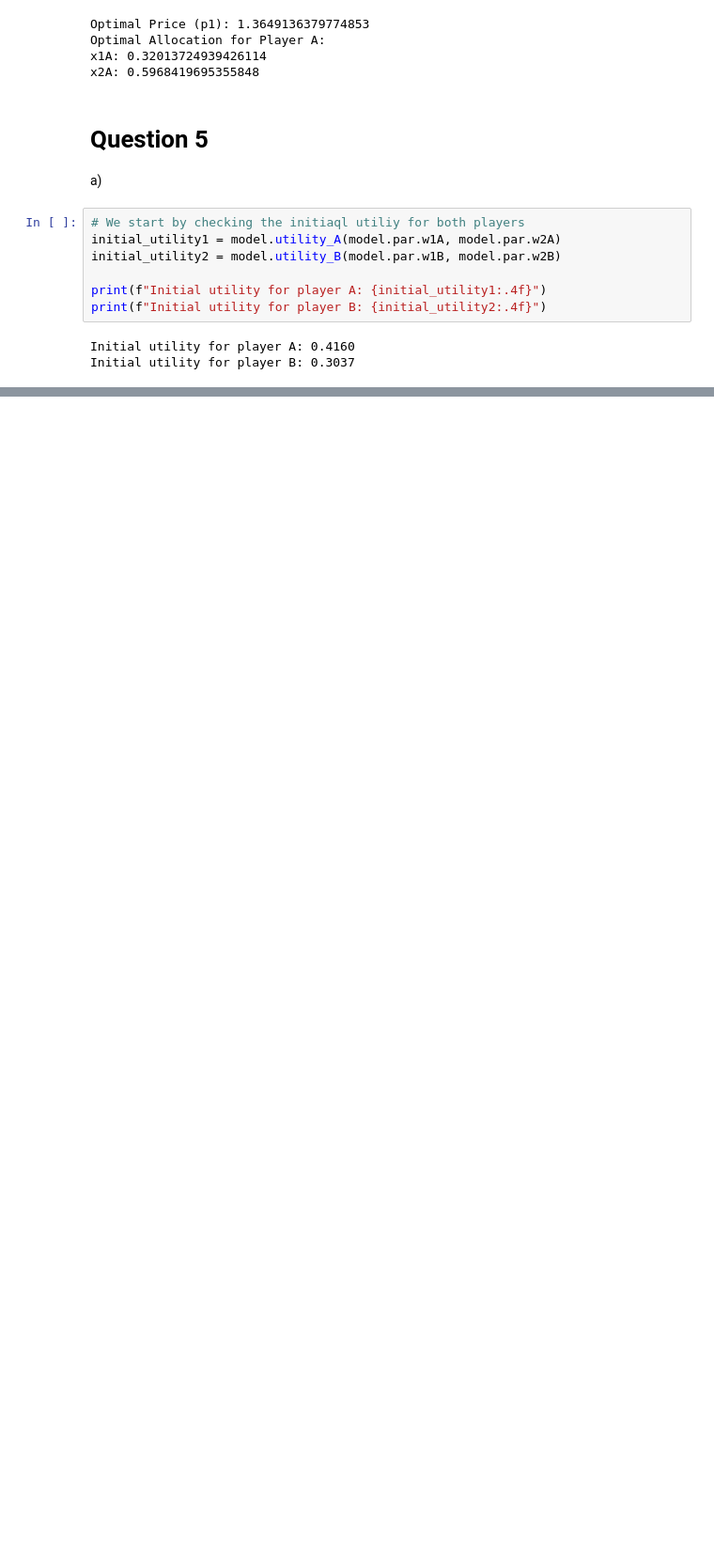
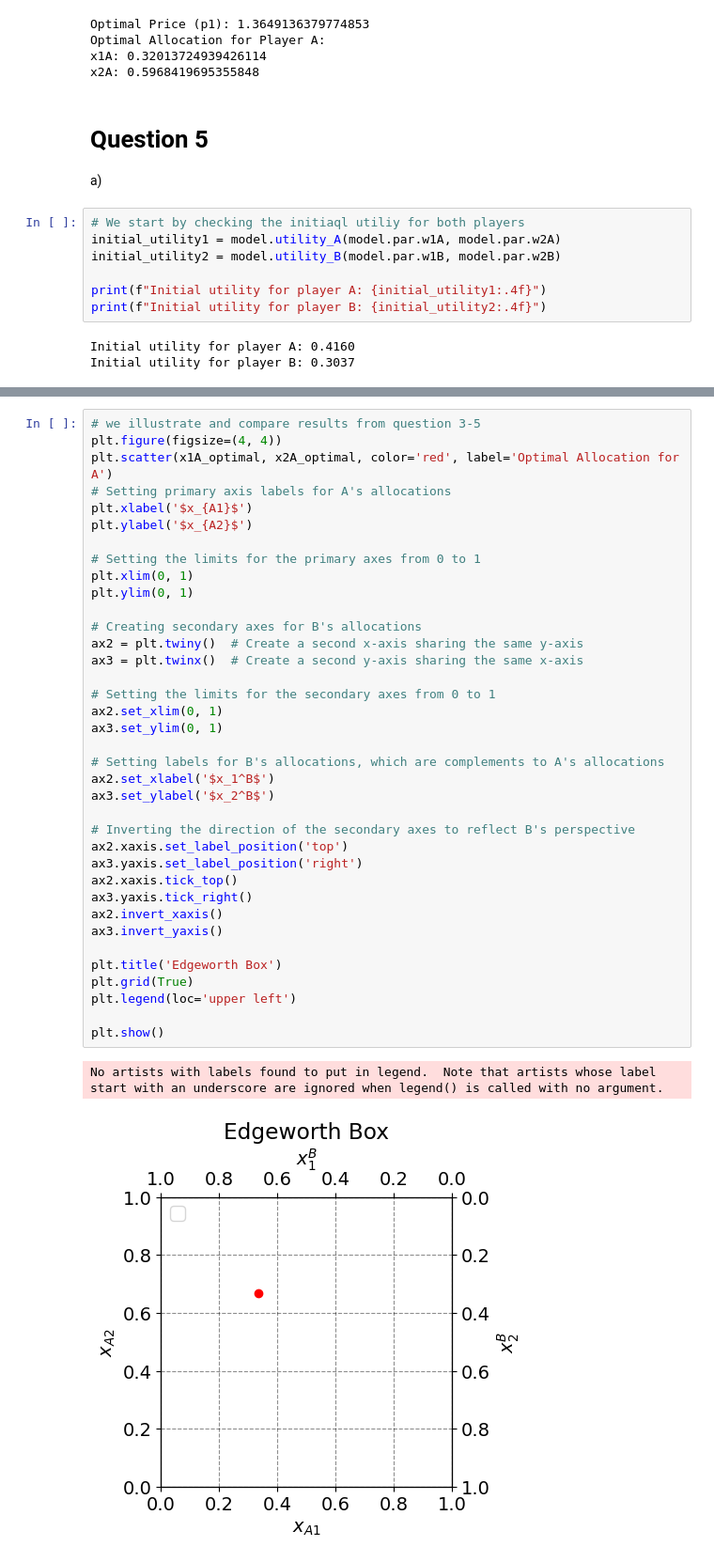
Before and after one commit to NumEconCopenhagen/projects-2024-andreas-og-magnus, a Jupyter notebook: inauguralproject/inauguralproject.ipynb, the cells around one changed output, grey strips where cells are left out. Shown at 94% size. Cells and saved outputs as stored; diff of their text form; blank space fills up the shorter version.

```diff
--- a/inauguralproject/inauguralproject.ipynb
+++ b/inauguralproject/inauguralproject.ipynb
@@ -352,0 +441,40 @@ b)
+# %%
+# we illustrate and compare results from question 3-5
+plt.figure(figsize=(4, 4))
+plt.scatter(x1A_optimal, x2A_optimal, color='red', label='Optimal Allocation for A')
+# Setting primary axis labels for A's allocations
+plt.xlabel('$x_{A1}$')
+plt.ylabel('$x_{A2}$')
+
+# Setting the limits for the primary axes from 0 to 1
+plt.xlim(0, 1)
+plt.ylim(0, 1)
+
+# Creating secondary axes for B's allocations
+ax2 = plt.twiny()  # Create a second x-axis sharing the same y-axis
+ax3 = plt.twinx()  # Create a second y-axis sharing the same x-axis
+
+# Setting the limits for the secondary axes from 0 to 1
+ax2.set_xlim(0, 1)
+ax3.set_ylim(0, 1)
+
+# Setting labels for B's allocations, which are complements to A's allocations
+ax2.set_xlabel('$x_1^B$')
+ax3.set_ylabel('$x_2^B$')
+
+# Inverting the direction of the secondary axes to reflect B's perspective
+ax2.xaxis.set_label_position('top')
+ax3.yaxis.set_label_position('right')
+ax2.xaxis.tick_top()
+ax3.yaxis.tick_right()
+ax2.invert_xaxis()
+ax3.invert_yaxis()
+
+plt.title('Edgeworth Box')
+plt.grid(True)
+plt.legend(loc='upper left')
+
+plt.show()
+# %% [output]
+No artists with labels found to put in legend.  Note that artists whose label start with an underscore are ignored when legend() is called with no argument.
+[figure, added]
```
Also changed, not shown: parts of 13 cells of this notebook.
